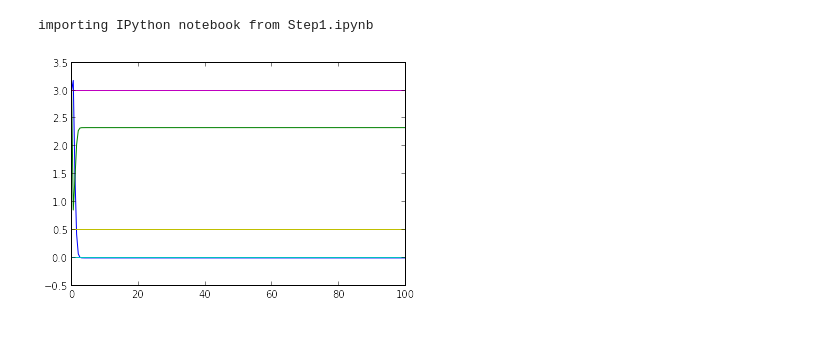
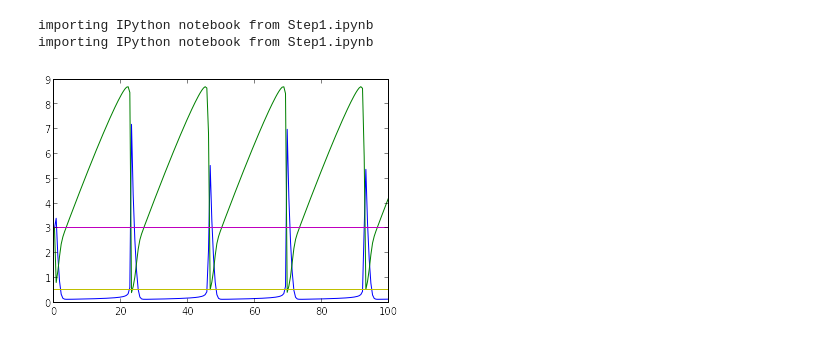
Before and after one commit to stanleygu/Brusselator, a Jupyter notebook: Brusselator.ipynb, the cells around one changed output. Cells and saved outputs as stored; diff of their text form; code cells hidden in the pictures.

```diff
--- a/Brusselator.ipynb
+++ b/Brusselator.ipynb
@@ -7,6 +7,7 @@ import notebooktools as nb
 nb.loadNotebooksAsModules()
 import tellurium as te
 import Step1
+reload(Step1)
 
 AntimonyTranslation = Step1.model + '''
 //Created by libAntimony v2.5
@@ -18,7 +19,7 @@ species X in compartment_, Y in compartment_, $A in compartment_, $B in compartm
 species $D in compartment_, $E in compartment_;
 
 // Reactions:
-R1: step1(compartment_, R1_k1, A)
+R1: step1(compartment_, R1_k1, A, X)
 R2: 2X + Y => 3X; compartment_*R2_k1*X^2*Y;
 R3: X + $B => Y + $D; compartment_*R3_k1*X*B;
 R4: X => $E; compartment_*R4_k1*X;
@@ -57,31 +58,32 @@ end
 '''
 # Begin of generated script
 import roadrunner
 import roadrunner.testing
 
 # Execute the tasks of model
 rr0 = te.loada(AntimonyTranslation)
 rr0.simulateOptions.structuredResult = False
 rr0.selections = ["time","X","Y","E","D","B","A"]
 task1 = rr0.simulate(0, 100, 200)
 
 # The Data Generators
 time = task1[0.0:,0]
 X_1 = task1[0.0:,1]
 Y_2 = task1[0.0:,2]
 E_3 = task1[0.0:,3]
 D_4 = task1[0.0:,4]
 B_5 = task1[0.0:,5]
 A_6 = task1[0.0:,6]
 
 # The Plots
 import numpy
 import matplotlib.pyplot as plt
 allX = numpy.array([time,time,time,time,time,time]).T
 allY = numpy.array([X_1,Y_2,E_3,D_4,B_5,A_6]).T
 plt.plot(allX, allY)
 plt.show()
 # End of generated script
 # %% [output]
 importing IPython notebook from Step1.ipynb
+importing IPython notebook from Step1.ipynb
-[figure, old version]
+[figure, new version]
```
Also changed, not shown: parts of 1 cell of this notebook.
